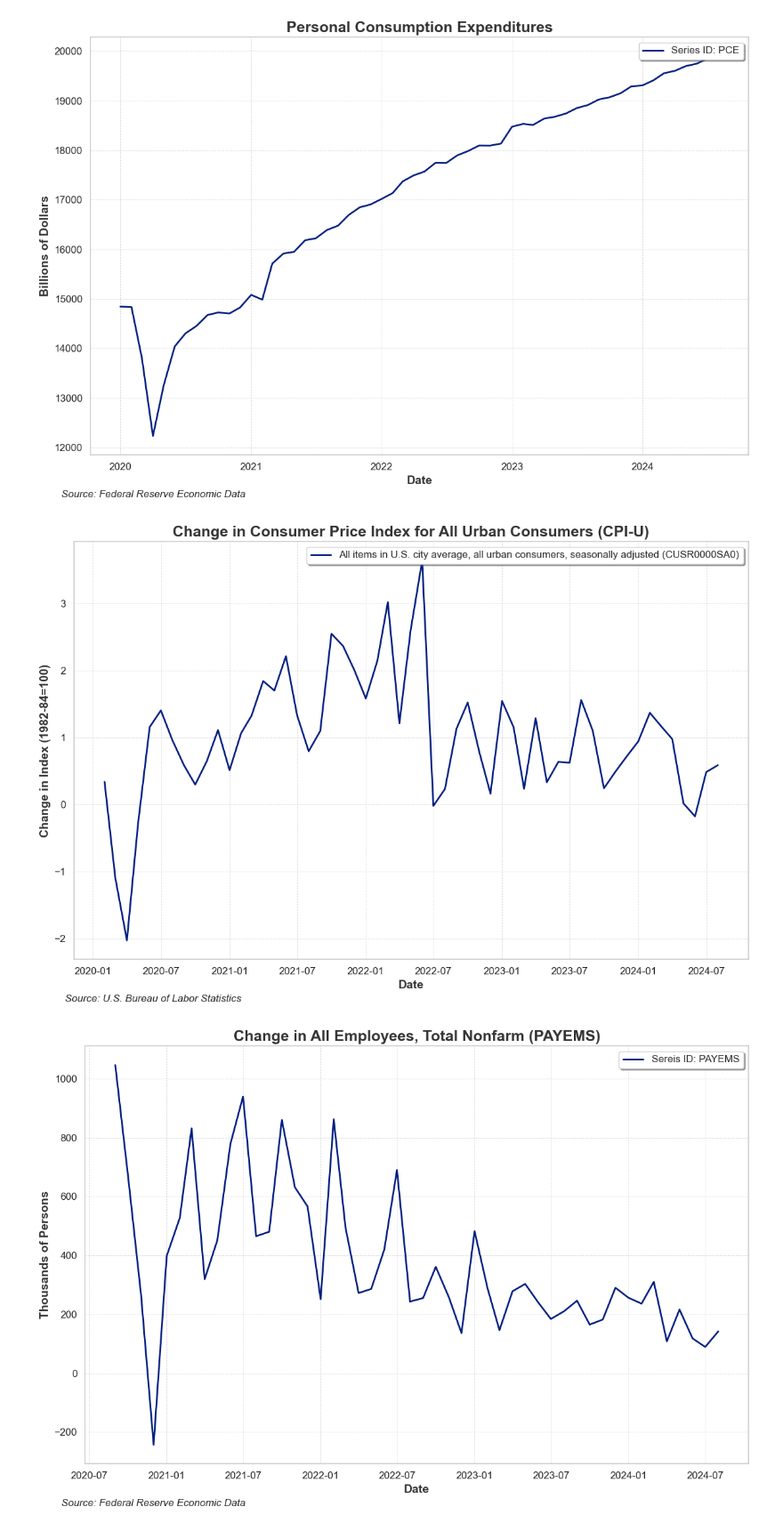
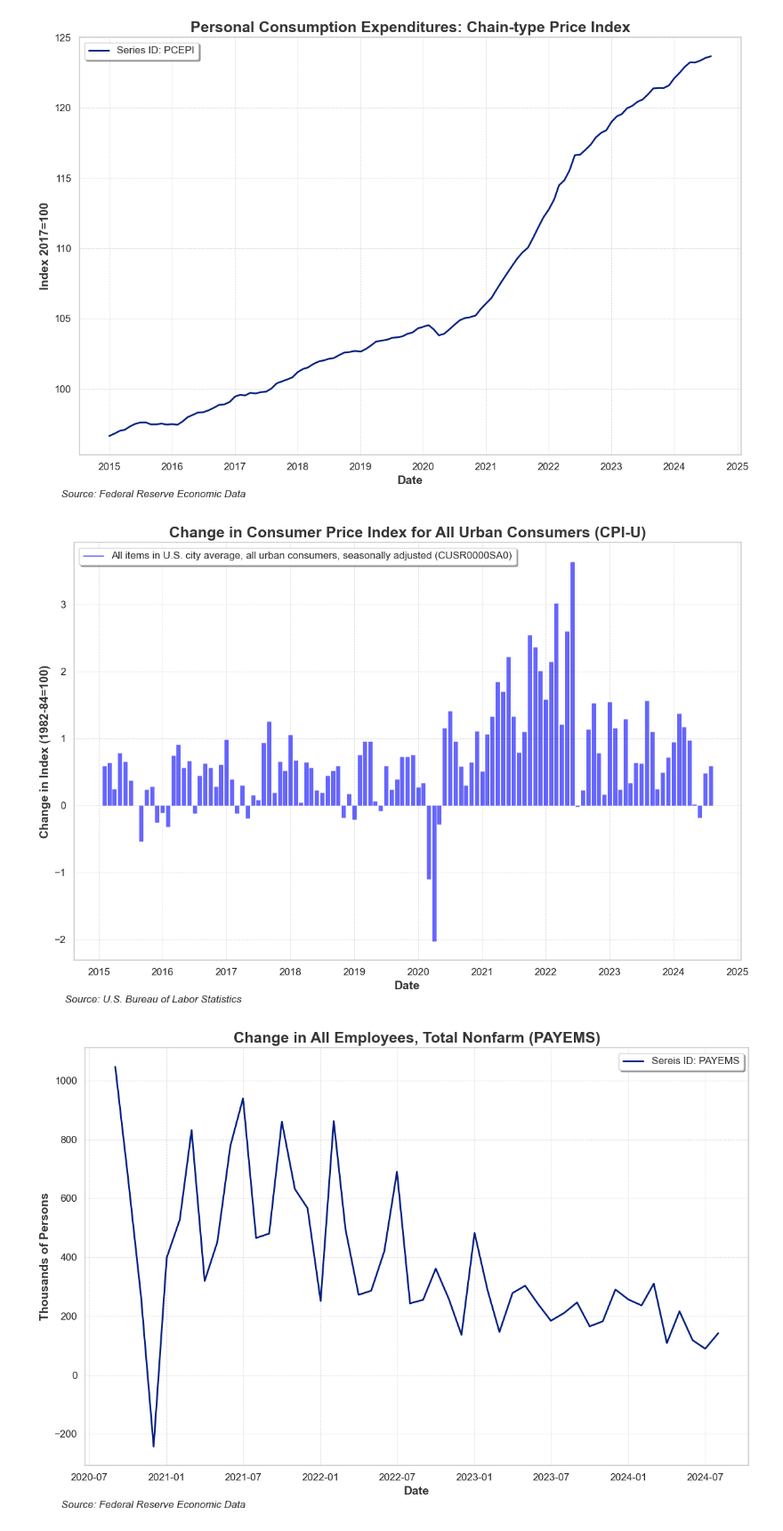
Before and after one commit to AkeBoss-tech/FEDChallenge, a Jupyter notebook: main.ipynb, the cells around one changed output. Shown at 89% size. Cells and saved outputs as stored; diff of their text form; code cells hidden in the pictures.

Commit message:
add bar graph one

```diff
--- a/main.ipynb
+++ b/main.ipynb
@@ -144,40 +261,43 @@ plot_series(series_ids,
 # %%
 # Define the series IDs you want to plot
 series_ids = {
-    'PCE': 'FRED',
+    'PCEPI': 'FRED',
 }
 
 legend = [
-    "Series ID: PCE",
+    "Series ID: PCEPI",
 ]
 
 # Call the function with your custom inputs
 plot_series(series_ids,
-                 title="Personal Consumption Expenditures",
+                 title="Personal Consumption Expenditures: Chain-type Price Index",
                  legend_text_generator=legend,
-                 y_label='Billions of Dollars',
-                 from_date='2020-01-01')
+                 y_label='Index 2017=100',
+                 from_date='2015-01-01',
+                 legend_loc='upper left')
 # %% [output]
-[figure, old version]
+[figure, new version]
 # %%
 # Define the series IDs you want to plot
 series_ids = {
     'CUSR0000SA0': 'BLS',
 }
 
 legend = [
     "All items in U.S. city average, all urban consumers, seasonally adjusted (CUSR0000SA0)",
 ]
 
 # Call the function with your custom inputs
-plot_series(series_ids,
+plot_series_with_vlines(series_ids,
                  title="Change in Consumer Price Index for All Urban Consumers (CPI-U)",
                  legend_text_generator=legend,
                  y_label='Change in Index (1982-84=100)',
-                 from_date='2020-01-01',
-                 change_in=True)
+                 from_date='2015-01-01',
+                 change_in=True,
+                 line_width=5,
+                 legend_loc='upper left')
 # %% [output]
-[figure, old version]
+[figure, new version]
 # %%
 # Define the series IDs you want to plot
 series_ids = {'PAYEMS': 'FRED',}
```
Also changed, not shown: parts of 11 cells of this notebook, 1 other file.
